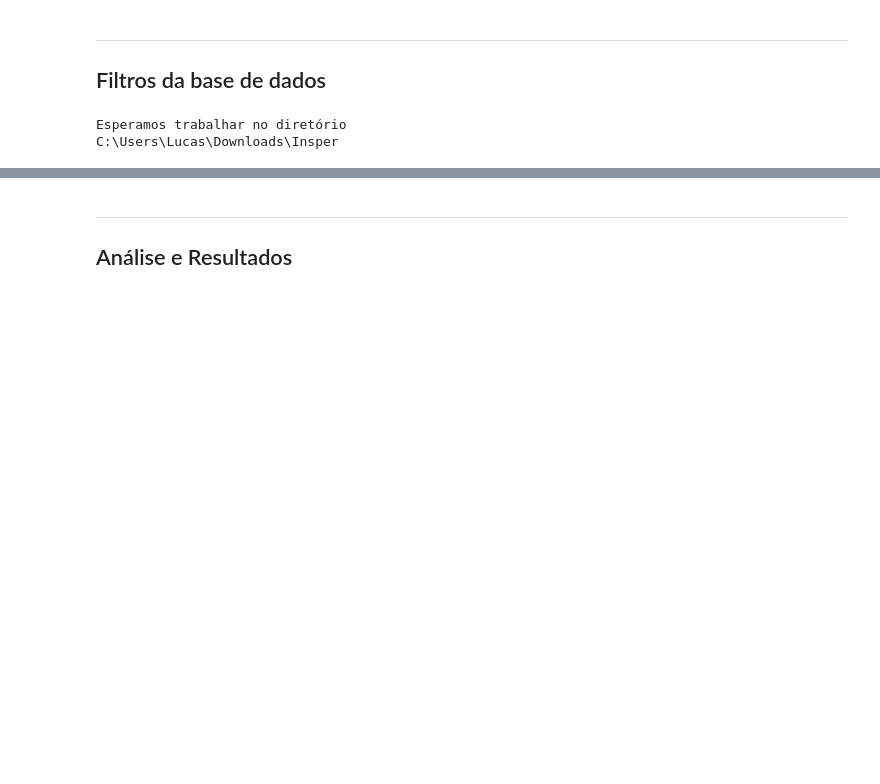
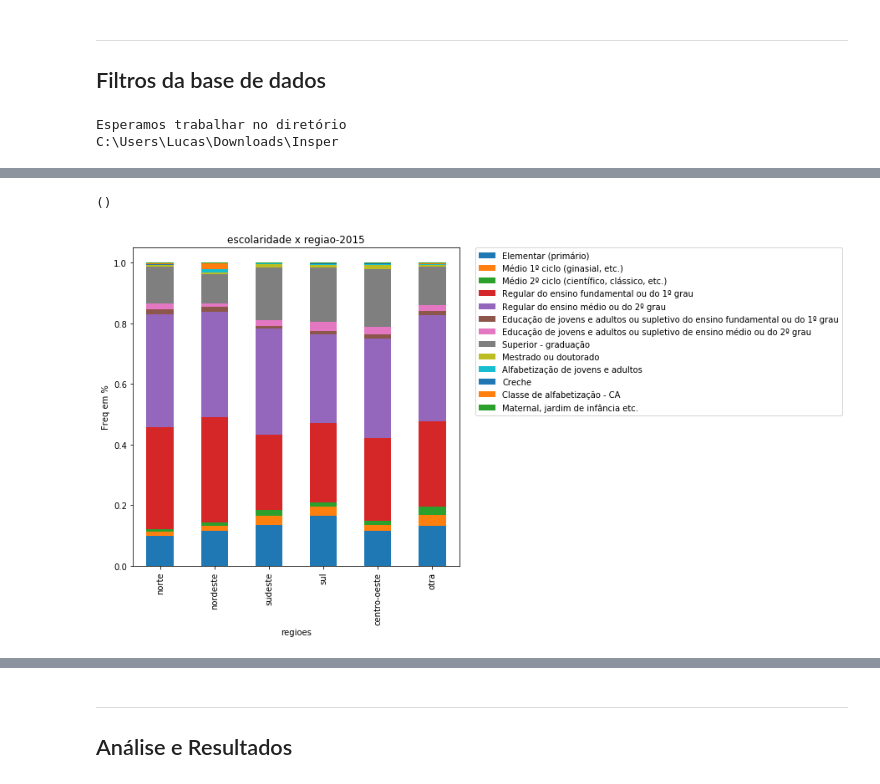
Before and after one commit to lucaslealvale/DP_CienciaDados, a Jupyter notebook: Projeto1 Layout.ipynb, the cells around one changed output, grey strips where cells are left out. Cells and saved outputs as stored; diff of their text form; code cells hidden in the pictures; blank space fills up the shorter version.

```diff
--- a/Projeto1 Layout.ipynb
+++ b/Projeto1 Layout.ipynb
@@ -93,0 +226,27 @@ plt.xlabel('estudo')
+# %%
+# Criando a variavel regioes nos dataframes
+regioes=dados.apply(regiao,axis=1)
+
+
+dados['regioes']=regioes
+dados.regioes=dados.regioes.astype('category')
+dados.regioes.cat.categories=(['norte','nordeste','sudeste','sul','centro-oeste','otra'])
+#dadosNordeste=dados[]
+
+regioes2011=dados2011.apply(regiao,axis=1)
+
+dados2011['regioes2011']=regioes2011
+dados2011.regioes2011=dados2011.regioes2011.astype('category')
+dados2011.regioes2011.cat.categories=(['norte','nordeste','sudeste','sul','centro-oeste','otra'])
+# %%
+#plotando a diferenca dos niveis de escolaridade entre as diferentes regioes brasileiras em 2015
+hello=pd.crosstab(dados['regioes'],dados.V6007,normalize='index')
+c=hello.plot(kind='bar',stacked='True',legend=['Elementar (primário)','Médio 1º ciclo (ginasial, etc.)','Médio 2º ciclo (científico, clássico, etc.)','Regular do ensino fundamental ou do 1º grau','Regular do ensino médio ou do 2º grau','Educação de jovens e adultos ou supletivo do ensino fundamental ou do 1º grau','Educação de jovens e adultos ou supletivo de ensino médio ou do 2º grau','Superior - graduação','Mestrado ou doutorado','Alfabetização de jovens e adultos','Creche','Classe de alfabetização - CA ','Maternal, jardim de infância etc.']
+,title='escolaridade x regiao-2015',figsize=(7,7))
+plt.legend(bbox_to_anchor=(1.05, 1), loc=2, borderaxespad=0.)
+plt.ylabel('Freq em %')
+plt.xlabel('regioes')
+()
+# %% [output]
+()
+[figure, added]
```
Also changed, not shown: parts of 29 cells of this notebook.
